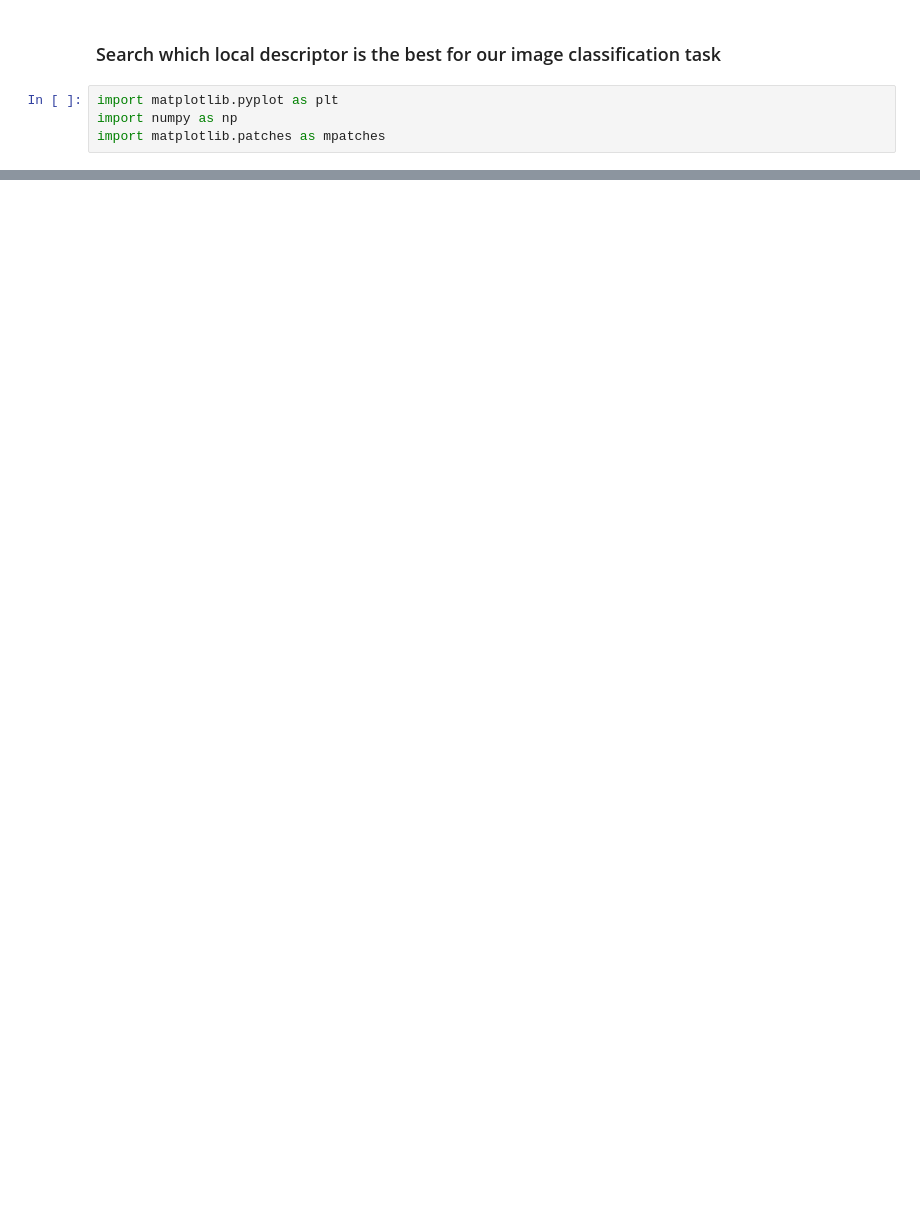
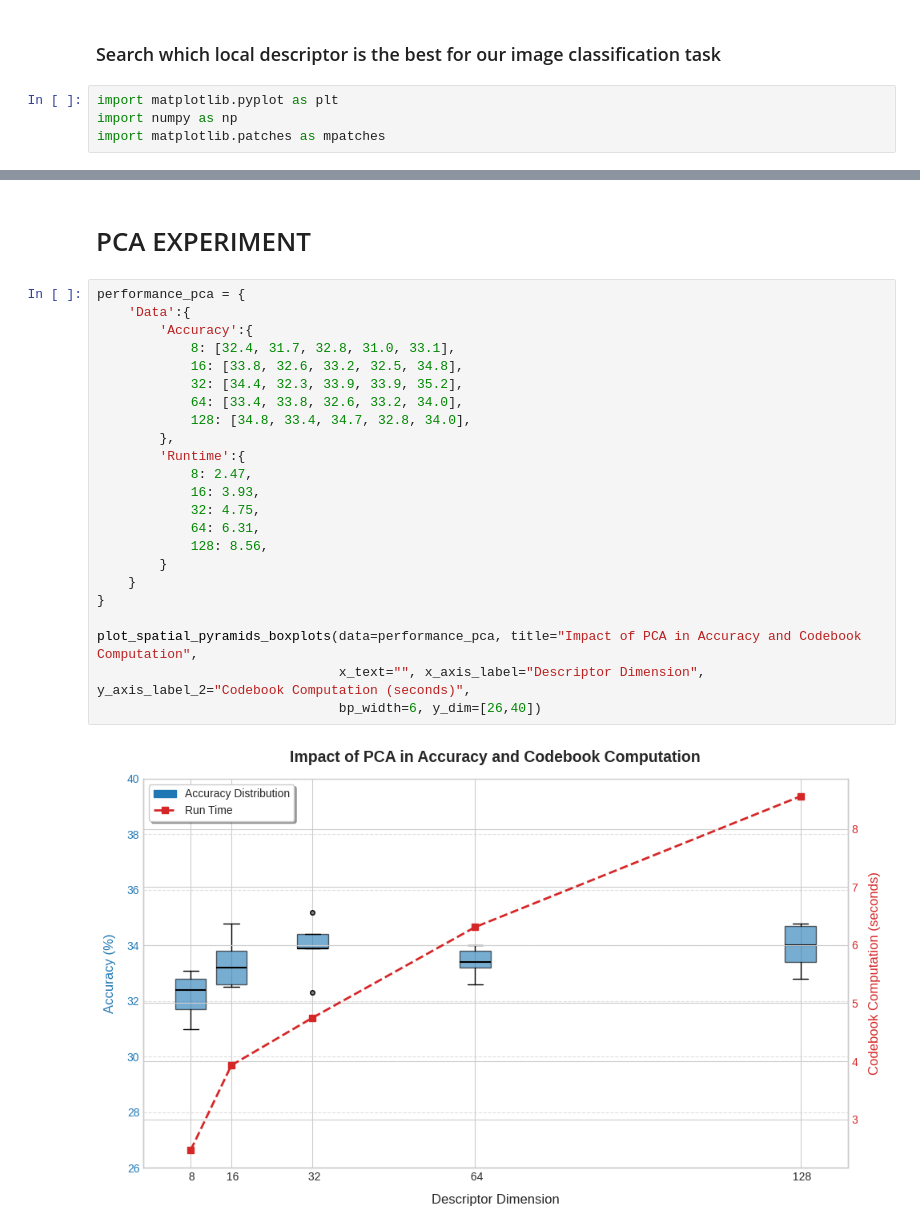
Before and after one commit to MCV-C3/project-5, a Jupyter notebook: Week1/experiments.ipynb, the cells around one changed output, grey strips where cells are left out. Saved outputs shown, nothing was run; the diff lists cells and outputs as text; blank space fills up the shorter version.

```diff
--- a/Week1/experiments.ipynb
+++ b/Week1/experiments.ipynb
@@ -369,0 +614,27 @@ P-value: 0.58043
+# %% [markdown]
+# PCA EXPERIMENT
+# %%
+performance_pca = {
+    'Data':{
+        'Accuracy':{
+            8: [32.4, 31.7, 32.8, 31.0, 33.1],
+            16: [33.8, 32.6, 33.2, 32.5, 34.8],
+            32: [34.4, 32.3, 33.9, 33.9, 35.2],
+            64: [33.4, 33.8, 32.6, 33.2, 34.0],
+            128: [34.8, 33.4, 34.7, 32.8, 34.0],
+        },
+        'Runtime':{
+            8: 2.47,
+            16: 3.93,
+            32: 4.75,
+            64: 6.31,
+            128: 8.56,
+        }
+    }
+}
+
+plot_spatial_pyramids_boxplots(data=performance_pca, title="Impact of PCA in Accuracy and Codebook Computation",
+                               x_text="", x_axis_label="Descriptor Dimension", y_axis_label_2="Codebook Computation (seconds)",
+                               bp_width=6, y_dim=[26,40])
+# %% [output]
+[figure, added]
```
Also changed, not shown: parts of 24 cells of this notebook, 3 other files.
